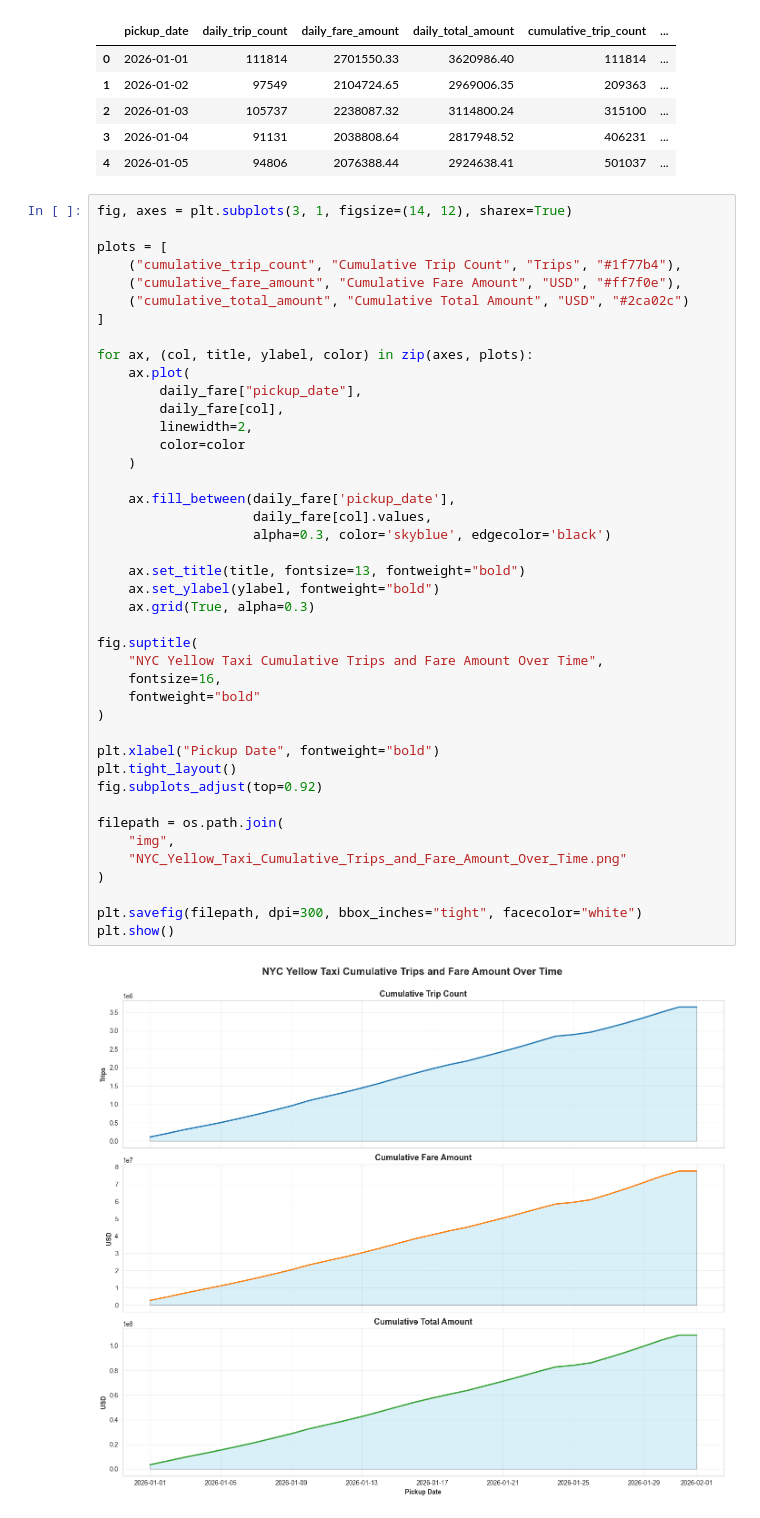
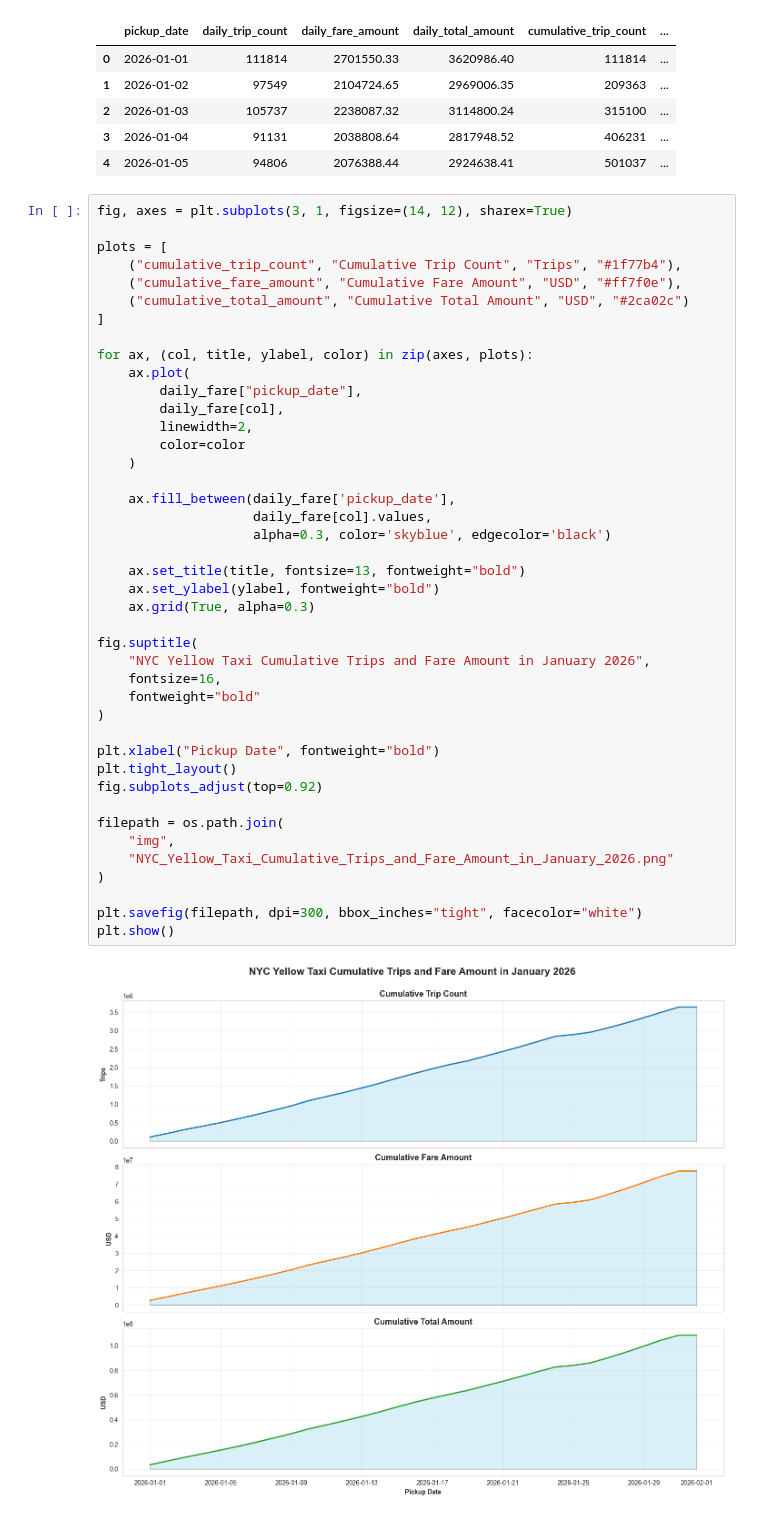
Before and after one commit to fathirrizkifadillah/NYC-Yellow-Taxi-Trip-Analysis, a Jupyter notebook: main.ipynb, the cells around one changed output. Drawn from its saved outputs; the diff is of its cells as text.

Commit message:
3.8 NYC Yellow Taxi Cumulative Trips and Fare Amount in January 2026

```diff
--- a/main.ipynb
+++ b/main.ipynb
@@ -1031,33 +1031,33 @@ for ax, (col, title, ylabel, color) in zip(axes, plots):
         daily_fare["pickup_date"],
         daily_fare[col],
         linewidth=2,
         color=color
     )
 
     ax.fill_between(daily_fare['pickup_date'],
                     daily_fare[col].values,
                     alpha=0.3, color='skyblue', edgecolor='black')
 
     ax.set_title(title, fontsize=13, fontweight="bold")
     ax.set_ylabel(ylabel, fontweight="bold")
     ax.grid(True, alpha=0.3)
 
 fig.suptitle(
-    "NYC Yellow Taxi Cumulative Trips and Fare Amount Over Time",
+    "NYC Yellow Taxi Cumulative Trips and Fare Amount in January 2026",
     fontsize=16,
     fontweight="bold"
 )
 
 plt.xlabel("Pickup Date", fontweight="bold")
 plt.tight_layout()
 fig.subplots_adjust(top=0.92)
 
 filepath = os.path.join(
     "img",
-    "NYC_Yellow_Taxi_Cumulative_Trips_and_Fare_Amount_Over_Time.png"
+    "NYC_Yellow_Taxi_Cumulative_Trips_and_Fare_Amount_in_January_2026.png"
 )
 
 plt.savefig(filepath, dpi=300, bbox_inches="tight", facecolor="white")
 plt.show()
 # %% [output]
-[figure, old version]
+[figure, new version]
```
Also changed, not shown: 2 other files.
